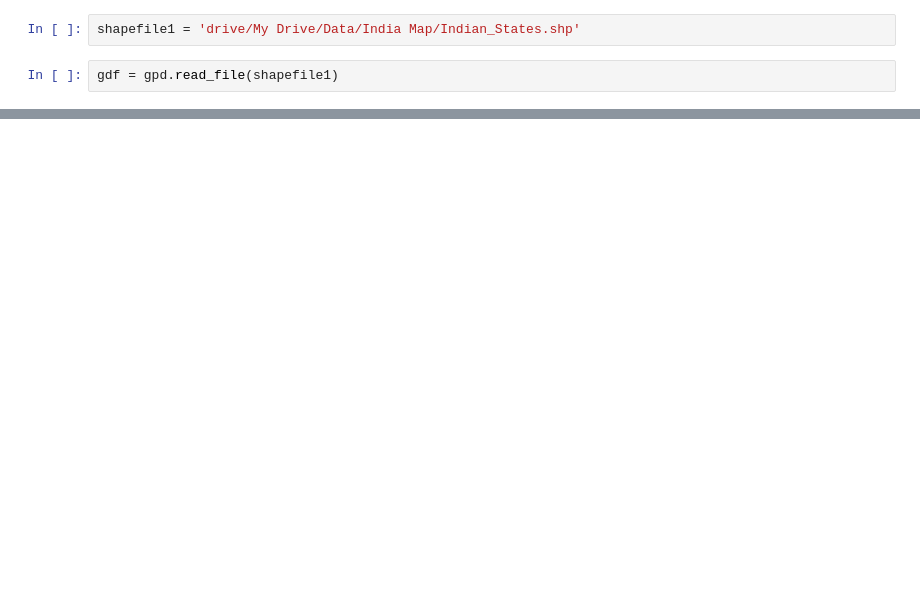
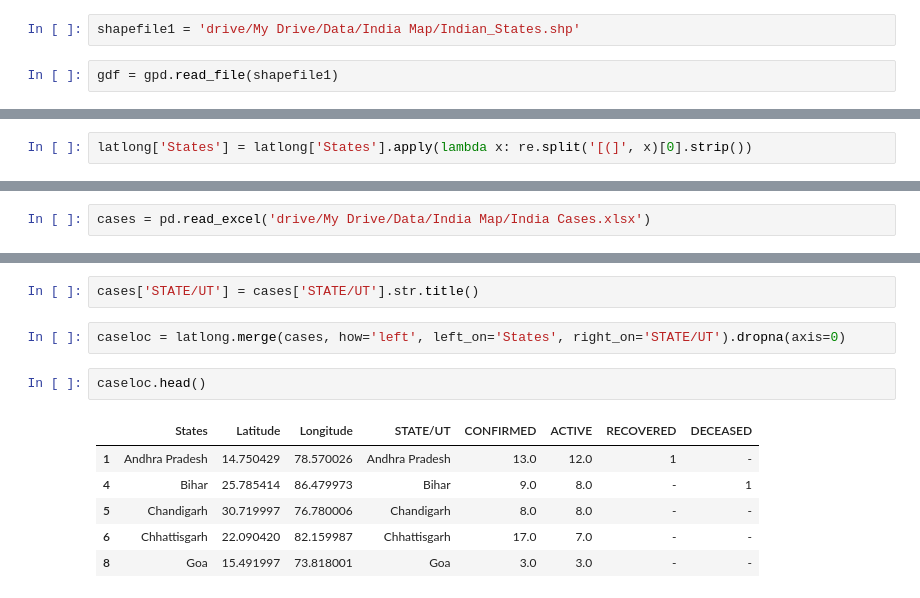
Before and after one commit to rajivsresearch/Corona, a Jupyter notebook: India_Corona_Visualization.ipynb, the cells around one changed output, grey strips where cells are left out. Drawn from its saved outputs; the diff is of its cells as text; blank space fills up the shorter version.

```diff
--- a/India_Corona_Visualization.ipynb
+++ b/India_Corona_Visualization.ipynb
@@ -43,0 +43,2 @@ Text(81, 15, 'Andhra Pradesh')
+# %%
+latlong['States'] = latlong['States'].apply(lambda x: re.split('[(]', x)[0].strip())
@@ -43,0 +54,2 @@ Text(81, 15, 'Andhra Pradesh')
+# %%
+cases = pd.read_excel('drive/My Drive/Data/India Map/India Cases.xlsx')
@@ -43,0 +65,13 @@ Text(81, 15, 'Andhra Pradesh')
+# %%
+cases['STATE/UT'] = cases['STATE/UT'].str.title()
+# %%
+caseloc = latlong.merge(cases, how='left', left_on='States', right_on='STATE/UT').dropna(axis=0)
+# %%
+caseloc.head()
+# %% [output]
+|  | States | Latitude | Longitude | STATE/UT | CONFIRMED | ACTIVE | RECOVERED | DECEASED |
+| 1 | Andhra Pradesh | 14.750429 | 78.570026 | Andhra Pradesh | 13.0 | 12.0 | 1 | - |
+| 4 | Bihar | 25.785414 | 86.479973 | Bihar | 9.0 | 8.0 | - | 1 |
+| 5 | Chandigarh | 30.719997 | 76.780006 | Chandigarh | 8.0 | 8.0 | - | - |
+| 6 | Chhattisgarh | 22.090420 | 82.159987 | Chhattisgarh | 17.0 | 7.0 | - | - |
+| 8 | Goa | 15.491997 | 73.818001 | Goa | 3.0 | 3.0 | - | - |
```
Also changed, not shown: parts of 8 cells of this notebook.
